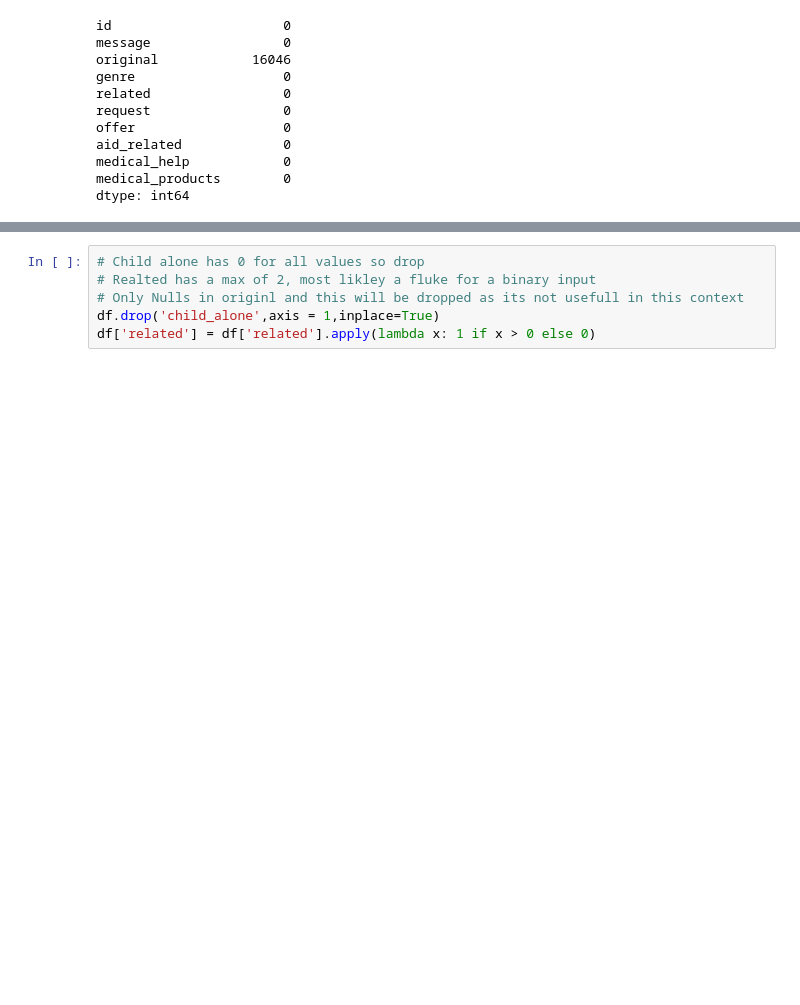
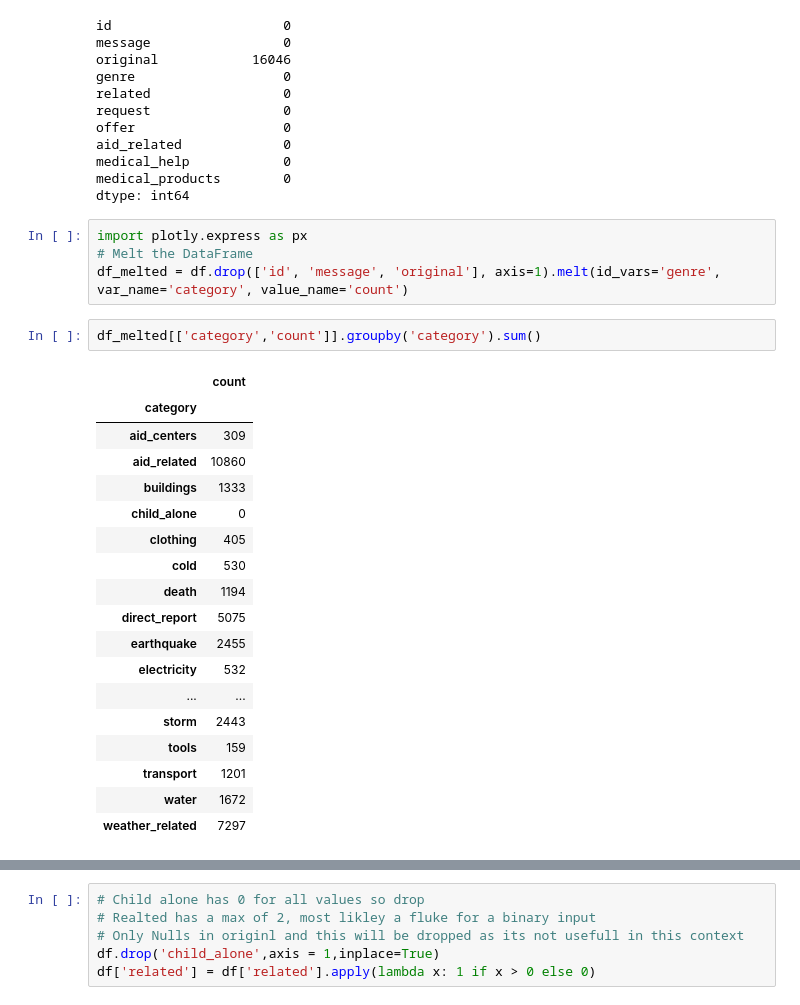
Before and after one commit to Benedictgr97/Disaster-response-pipline, a Jupyter notebook: models/ML Pipeline Preparation.ipynb, the cells around one changed output, grey strips where cells are left out. Drawn from its saved outputs; the diff is of its cells as text; blank space fills up the shorter version.

```diff
--- a/models/ML Pipeline Preparation.ipynb
+++ b/models/ML Pipeline Preparation.ipynb
@@ -101,3 +101,28 @@ aid_related             0
 medical_help            0
 medical_products        0
 dtype: int64
+# %%
+import plotly.express as px
+# Melt the DataFrame
+df_melted = df.drop(['id', 'message', 'original'], axis=1).melt(id_vars='genre', var_name='category', value_name='count')
+# %%
+df_melted[['category','count']].groupby('category').sum()
+# %% [output]
+|  | count |
+| category |  |
+| aid_centers | 309 |
+| aid_related | 10860 |
+| buildings | 1333 |
+| child_alone | 0 |
+| clothing | 405 |
+| cold | 530 |
+| death | 1194 |
+| direct_report | 5075 |
+| earthquake | 2455 |
+| electricity | 532 |
+| ... | ... |
+| storm | 2443 |
+| tools | 159 |
+| transport | 1201 |
+| water | 1672 |
+| weather_related | 7297 |
```
Also changed, not shown: parts of 7 cells of this notebook, 1 other file.
